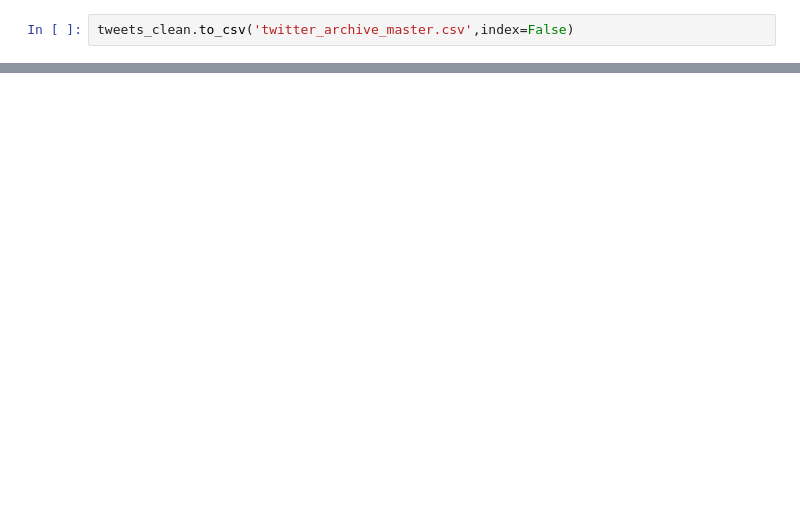
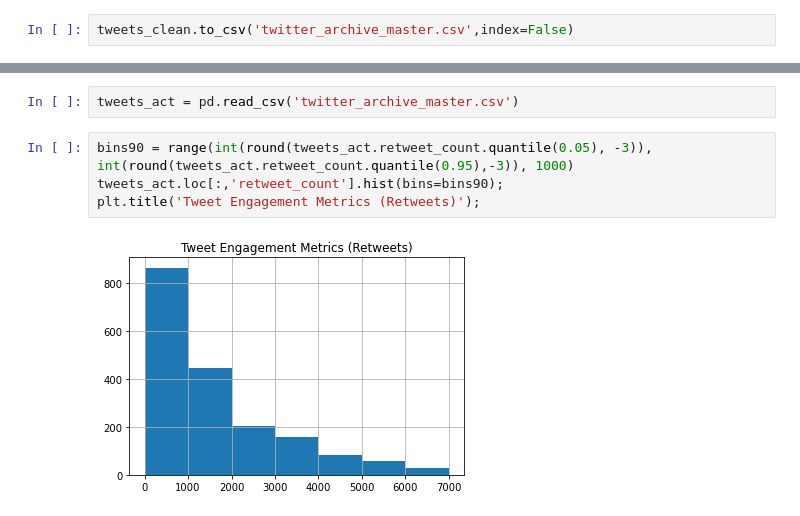
Before and after one commit to sjhaluck/Project-4---Wrangle-and-Analyze-Data, a Jupyter notebook: wrangle_act.ipynb, the cells around one changed output, grey strips where cells are left out. Saved outputs shown, nothing was run; the diff lists cells and outputs as text; blank space fills up the shorter version.

Commit message:
Data analysis and visualization complete. Report added.

```diff
--- a/wrangle_act.ipynb
+++ b/wrangle_act.ipynb
@@ -950,0 +965,8 @@ tweets_clean.to_csv('twitter_archive_master.csv',index=False)
+# %%
+tweets_act = pd.read_csv('twitter_archive_master.csv')
+# %%
+bins90 = range(int(round(tweets_act.retweet_count.quantile(0.05), -3)), int(round(tweets_act.retweet_count.quantile(0.95),-3)), 1000)
+tweets_act.loc[:,'retweet_count'].hist(bins=bins90);
+plt.title('Tweet Engagement Metrics (Retweets)');
+# %% [output]
+[figure, added]
```
Also changed, not shown: parts of 18 cells of this notebook, 1 other file.
